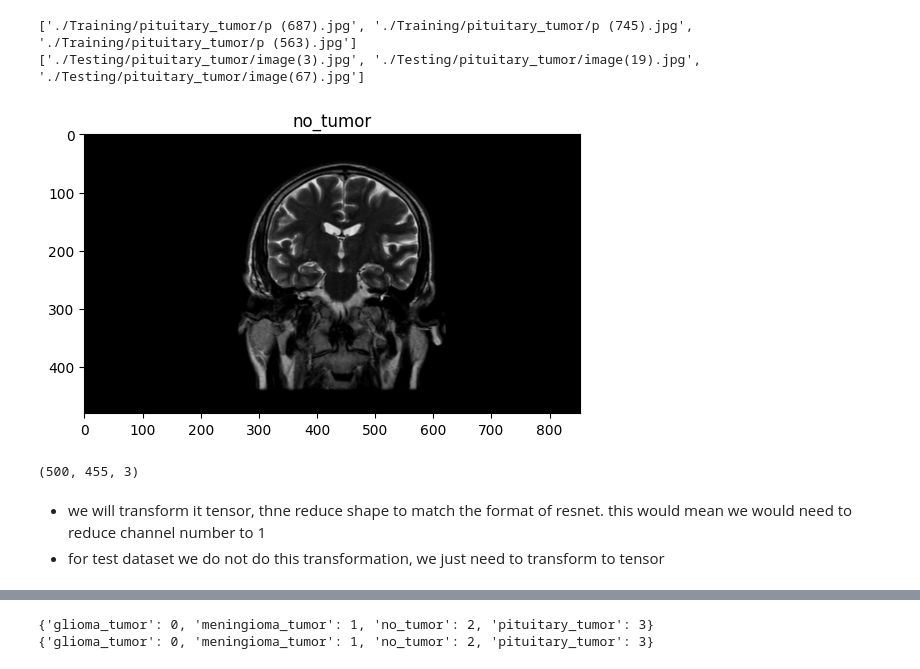
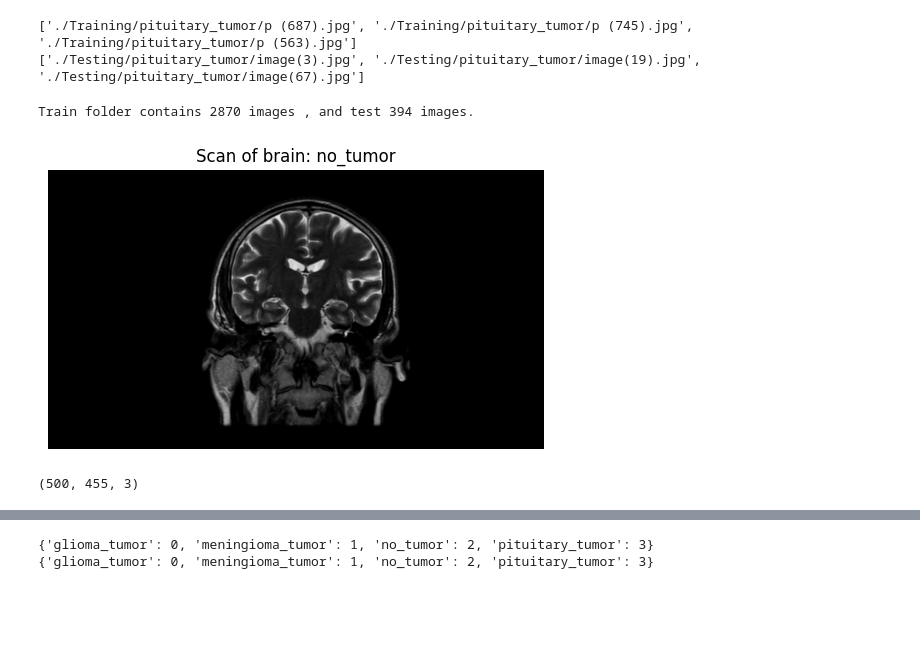
Before and after one commit to tamaricki/Projects, a Jupyter notebook: brainScans_classification_torch.ipynb, the cells around one changed output, grey strips where cells are left out. Saved outputs shown, nothing was run; the diff lists cells and outputs as text; code cells hidden in the pictures; blank space fills up the shorter version.

```diff
--- a/brainScans_classification_torch.ipynb
+++ b/brainScans_classification_torch.ipynb
@@ -33,17 +33,19 @@ print(test_list[-3:])
 # %% [output]
 ['./Training/pituitary_tumor/p (687).jpg', './Training/pituitary_tumor/p (745).jpg', './Training/pituitary_tumor/p (563).jpg']
 ['./Testing/pituitary_tumor/image(3).jpg', './Testing/pituitary_tumor/image(19).jpg', './Testing/pituitary_tumor/image(67).jpg']
+# %%
+print('Train folder contains {} images , and test {} images.'.format(len(train_list), len(test_list)))
+# %% [output]
+Train folder contains 2870 images , and test 394 images.
 # %%
 plt.imshow(plt.imread(train_list[2001]))
-plt.title(train_list[2001].split('/')[2])
+plt.title('Scan of brain: '+ train_list[2001].split('/')[2])
+plt.axis('off')
 plt.show()
 # %% [output]
-[figure, old version]
+[figure, new version]
 # %%
 image = np.array(plt.imread(train_list[1022]))
 image.shape
 # %% [output]
 (500, 455, 3)
-# %% [markdown]
-- we will transform it tensor, thne reduce shape to match the format of resnet. this would mean we would need to reduce channel number to 1
-- for test dataset we do not do this transformation, we just need to transform to tensor
```
Also changed, not shown: parts of 35 cells of this notebook.
